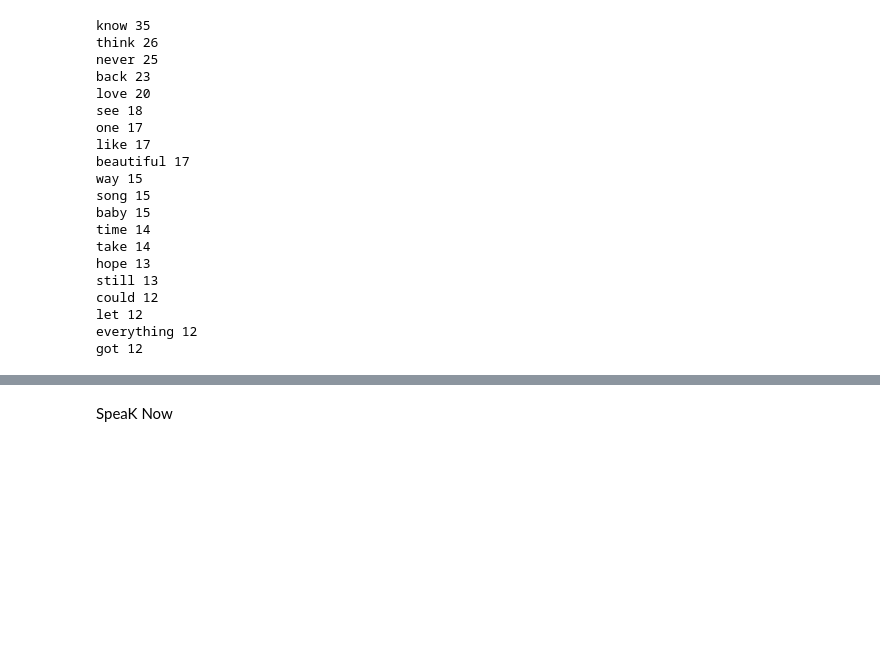
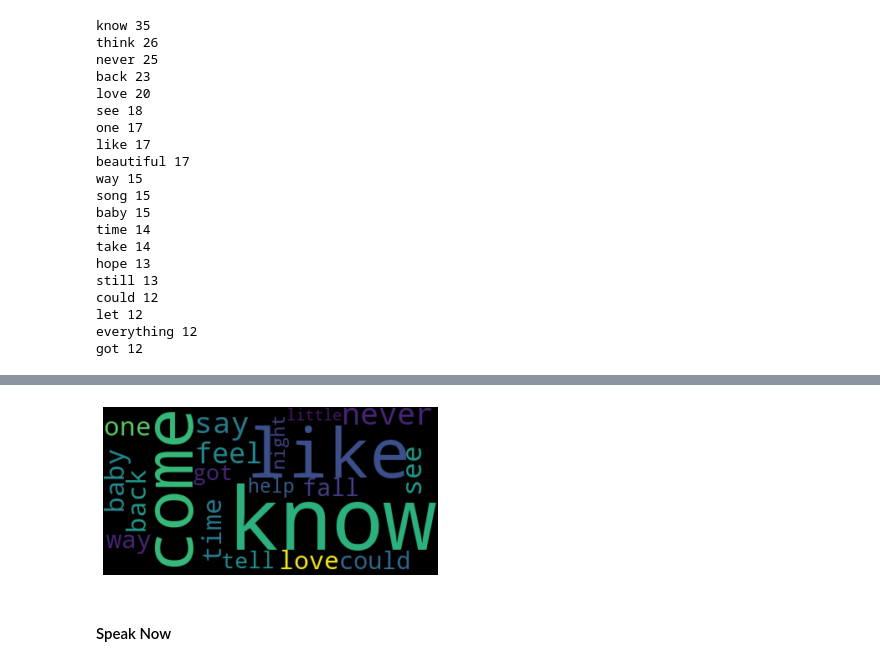
Before and after one commit to juliettecornet/Final-Project-, a Jupyter notebook: FinalProject/Taylor.ipynb, the cells around one changed output, grey strips where cells are left out. Cells and saved outputs as stored; diff of their text form; code cells hidden in the pictures; blank space fills up the shorter version.

```diff
--- a/FinalProject/Taylor.ipynb
+++ b/FinalProject/Taylor.ipynb
@@ -194,5 +223,15 @@ night 18
+# %%
+wcloud2 = WordCloud().generate_from_frequencies(f_fdist)
+# Plotting the wordcloud
+plt.imshow(wcloud2, interpolation="bilinear")
+
+plt.axis("off")
+(-0.5, 399.5, 199.5, -0.5)
+plt.show()
+# %% [output]
+[figure, added]
 # %% [markdown]
-SpeaK Now
+#### Speak Now
 # %%
 freq_s = FreqDist(sNoStopWords)
 for i in sorted(freq_s, key=freq_s.get, reverse=True)[:20]:
```
Also changed, not shown: parts of 34 cells of this notebook, 1 other file.
